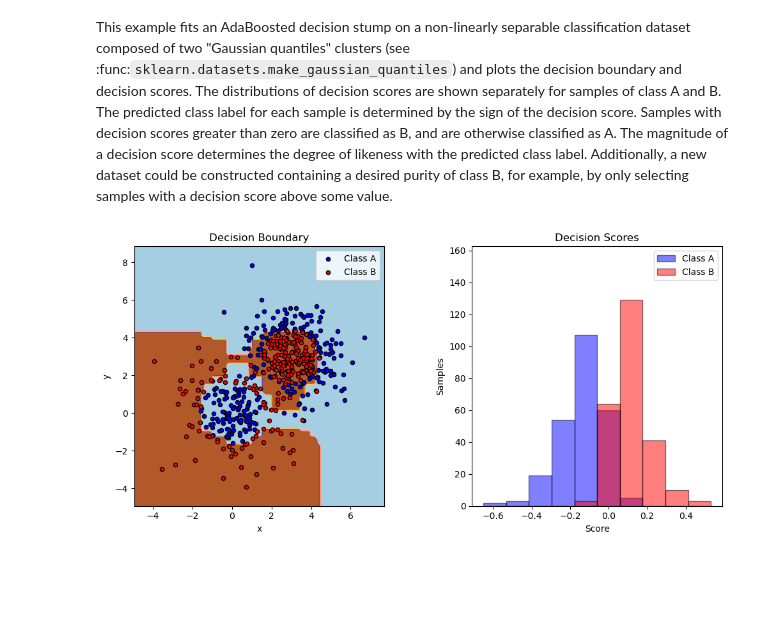
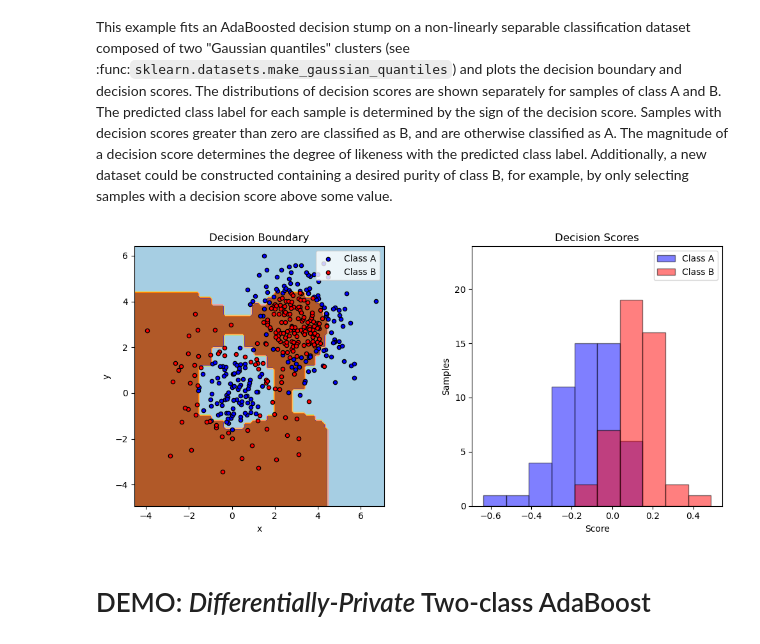
Before and after one commit to UPstartDeveloper/Efficient-Noise-Tolerant-Private-Boosting, a Jupyter notebook: plot_adaboost_twoclass.ipynb, the cells around one changed output. Drawn from its saved outputs; the diff is of its cells as text; code cells hidden in the pictures; blank space fills up the shorter version.

```diff
--- a/plot_adaboost_twoclass.ipynb
+++ b/plot_adaboost_twoclass.ipynb
@@ -14,3 +29,7 @@ np.random.seed(42)
+# %%
+X_train, X_test, y_train, y_test = train_test_split(
+    X, y, test_size=0.20, random_state=42
+)
 # %% [markdown]
 
 # Two-class AdaBoost
@@ -31,22 +50,13 @@ with a decision score above some value.
 # Oriignal Source link: https://scikit-learn.org/stable/auto_examples/ensemble/plot_adaboost_twoclass.html#sphx-glr-auto-examples-ensemble-plot-adaboost-twoclass-py
 # License: BSD 3 clause
 
-# Construct dataset
-X1, y1 = make_gaussian_quantiles(
-    cov=2.0, n_samples=200, n_features=2, n_classes=2, random_state=1
-)
-X2, y2 = make_gaussian_quantiles(
-    mean=(3, 3), cov=1.5, n_samples=300, n_features=2, n_classes=2, random_state=1
-)
-X = np.concatenate((X1, X2))
-y = np.concatenate((y1, -y2 + 1))
-
 # Create and fit an AdaBoosted decision tree
 bdt = AdaBoostClassifier(
-    DecisionTreeClassifier(max_depth=1), algorithm="SAMME", n_estimators=200
+    DecisionTreeClassifier(max_depth=1), algorithm="SAMME",
+    n_estimators=200, random_state=42
 )
 
-bdt.fit(X, y)
+bdt.fit(X_train, y_train)
 
 plot_colors = "br"
 plot_step = 0.02
@@ -58,7 +68,7 @@ plt.figure(figsize=(10, 5))
 ax = plt.subplot(121)
 disp = DecisionBoundaryDisplay.from_estimator(
     bdt,
-    X,
+    X_test,
     cmap=plt.cm.Paired,
     response_method="predict",
     ax=ax,
@@ -71,10 +81,10 @@ plt.axis("tight")
 
 # Plot the training points
 for i, n, c in zip(range(2), class_names, plot_colors):
-    idx = np.where(y == i)
+    idx = np.where(y_train == i)
     plt.scatter(
-        X[idx, 0],
-        X[idx, 1],
+        X_train[idx, 0],
+        X_train[idx, 1],
         c=c,
         cmap=plt.cm.Paired,
         s=20,
@@ -83,33 +93,35 @@ for i, n, c in zip(range(2), class_names, plot_colors):
     )
 plt.xlim(x_min, x_max)
 plt.ylim(y_min, y_max)
 plt.legend(loc="upper right")
 
 plt.title("Decision Boundary")
 
 # Plot the two-class decision scores
-twoclass_output = bdt.decision_function(X)
+twoclass_output = bdt.decision_function(X_test)
 plot_range = (twoclass_output.min(), twoclass_output.max())
 plt.subplot(122)
 for i, n, c in zip(range(2), class_names, plot_colors):
     plt.hist(
-        twoclass_output[y == i],
+        twoclass_output[y_test == i],
         bins=10,
         range=plot_range,
         facecolor=c,
         label="Class %s" % n,
         alpha=0.5,
         edgecolor="k",
     )
 x1, x2, y1, y2 = plt.axis()
 plt.axis((x1, x2, y1, y2 * 1.2))
 plt.legend(loc="upper right")
 plt.ylabel("Samples")
 plt.xlabel("Score")
 plt.title("Decision Scores")
 
 plt.tight_layout()
 plt.subplots_adjust(wspace=0.35)
 plt.show()
 # %% [output]
-[figure, old version]
+[figure, new version]
+# %% [markdown]
+# DEMO: *Differentially-Private* Two-class AdaBoost
```
Also changed, not shown: parts of 8 cells of this notebook, 2 other files.
